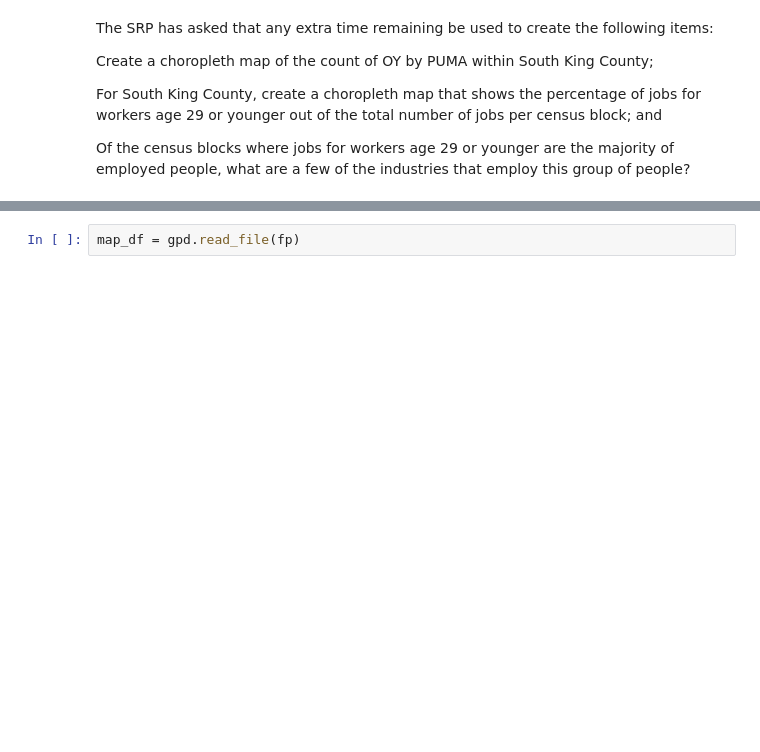
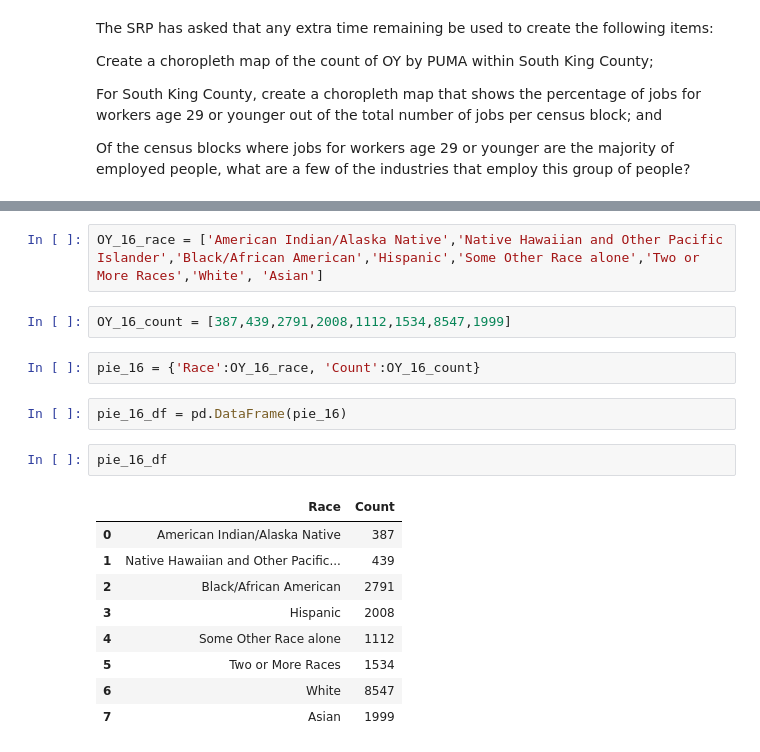
Before and after one commit to navahmed/opportunity_youth, a Jupyter notebook: Index.ipynb, the cells around one changed output, grey strips where cells are left out. Saved outputs shown, nothing was run; the diff lists cells and outputs as text; blank space fills up the shorter version.

```diff
--- a/Index.ipynb
+++ b/Index.ipynb
@@ -382,3 +448,21 @@ fp = "/Users/naweedahmed/Desktop/Flatiron_Feb/project_one_feb/opportunity_youth/
-# %%
-map_df = gpd.read_file(fp)
+# %%
+OY_16_race = ['American Indian/Alaska Native','Native Hawaiian and Other Pacific Islander','Black/African American','Hispanic','Some Other Race alone','Two or More Races','White', 'Asian']
+# %%
+OY_16_count = [387,439,2791,2008,1112,1534,8547,1999]
+# %%
+pie_16 = {'Race':OY_16_race, 'Count':OY_16_count}
+# %%
+pie_16_df = pd.DataFrame(pie_16)
+# %%
+pie_16_df
+# %% [output]
+|  | Race | Count |
+| 0 | American Indian/Alaska Native | 387 |
+| 1 | Native Hawaiian and Other Pacific... | 439 |
+| 2 | Black/African American | 2791 |
+| 3 | Hispanic | 2008 |
+| 4 | Some Other Race alone | 1112 |
+| 5 | Two or More Races | 1534 |
+| 6 | White | 8547 |
+| 7 | Asian | 1999 |
 # %%
```
Also changed, not shown: parts of 35 cells of this notebook.
